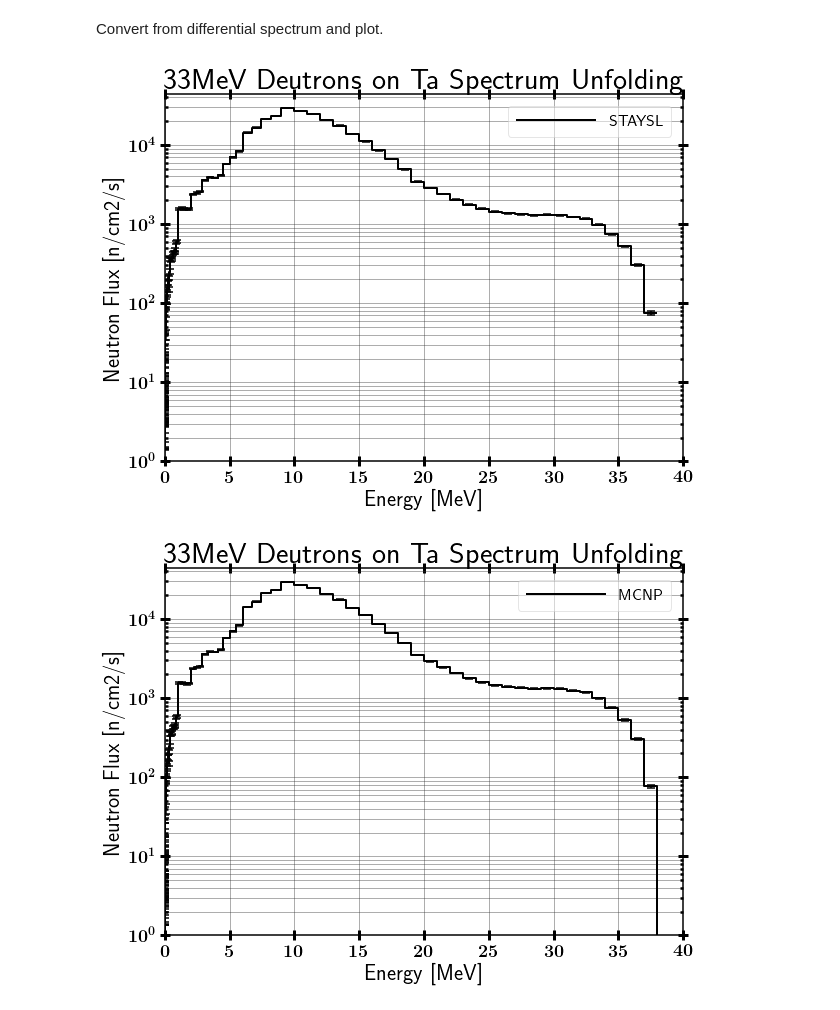
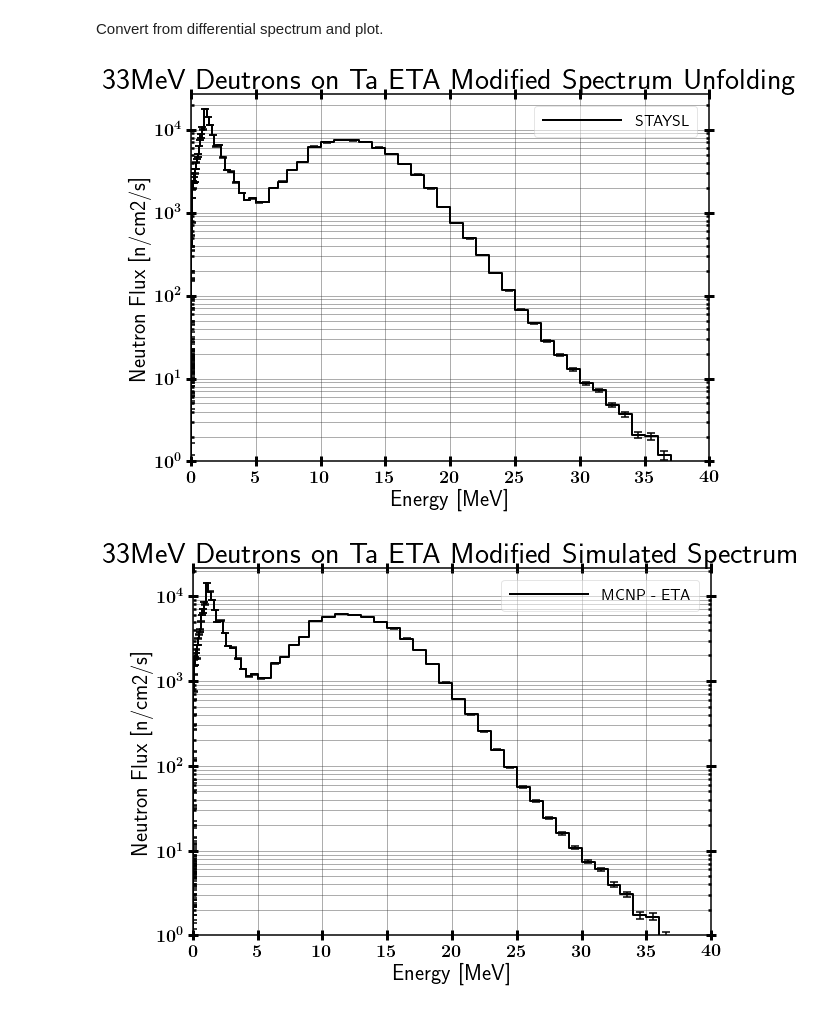
Before and after one commit to 2lambda123/88_Data, a Jupyter notebook: Experiments/Activation/33MeVTa_25Apr/Unfold/ETA/STAYSL_ETA_Input-&-Analysis.ipynb, the cells around one changed output. Saved outputs shown, nothing was run; the diff lists cells and outputs as text; code cells hidden in the pictures.

Commit message:
Updated ETA Unfold
 - Added iterative solutions
 - Updated normalization and BCF calcs
 - Fixed sample thicknesses
 - Updated shield calcs

```diff
--- a/Experiments/Activation/33MeVTa_25Apr/Unfold/ETA/STAYSL_ETA_Input-&-Analysis.ipynb
+++ b/Experiments/Activation/33MeVTa_25Apr/Unfold/ETA/STAYSL_ETA_Input-&-Analysis.ipynb
@@ -66,9 +66,9 @@ from Unfolding.STAYSL import stayslFlux
 simPath = 'C:/Users/James/Dropbox/UCB/Research/ETAs/88Inch/Data/Simulated/Activation/33MeVTa/ETA/Model/33MeVTaETA_Foil.o'
 check_path(simPath)
 
-(tallyFrame,tallyTot, ucertTot) = read_tally(simPath, 214, readGroups=True, splitTally=False)
+(tallyFrame, tallyTot, uncertTot) = read_tally(simPath, 4, readGroups=True, splitTally=False)
 
-stayslFlux(tallyFrame, maxBinAdjust=30, adjFlux=5E-9, adjUncert=1.0)
+stayslFlux(tallyFrame)
 # %% [output]
 The file exists at: C:/Users/James/Dropbox/UCB/Research/ETAs/88Inch/Data/Simulated/Activation/33MeVTa/ETA/Model/33MeVTaETA_Foil.o
 The flux:
@@ -96,7 +96,7 @@ Read the data from the output file using pandas. Convert relative std to absolut
 # %%
 import pandas as pd
 
-path = 'C:/Users/James/Dropbox/UCB/Research/ETAs/88Inch/Data/Experiments/Activation/33MeVTa_25Apr/Unfold/CleanBeam/STAYSL_PNNL/stayslin.out'
+path = 'C:/Users/James/Dropbox/UCB/Research/ETAs/88Inch/Data/Experiments/Activation/33MeVTa_25Apr/Unfold/ETA/STAYSL_PNNL/stayslin.out'
 df = pd.read_table(path, engine='python', sep='\s+', skiprows=99, skipfooter=649, header=None,
                    names=['lowE', 'adjFlux', 'unadjFlux', 'fluxRatio', 'adjStd',
                           'unadjStd', 'uncertRatio', 'integralFlux', 'intFluxUncert'])
@@ -132,7 +132,7 @@ from DataAnalysis.Histograms import Histogram
 import matplotlib
 %matplotlib inline
 
-outpath = 'C:/Users/James/Dropbox/UCB/Research/ETAs/88Inch/Data/Experiments/Activation/33MeVTa_25Apr/Unfold/CleanBeam/'
+outpath = 'C:/Users/James/Dropbox/UCB/Research/ETAs/88Inch/Data/Experiments/Activation/33MeVTa_25Apr/Unfold/ETA/'
 
 adjDiffHisto = Histogram()
 adjDiffHisto.build_histo(df['lowE'].tolist(), df['adjFlux'].tolist(), uncert=df['adjStd'].tolist(),
@@ -153,34 +153,34 @@ Convert from differential spectrum and plot.
 # %%
 from DataAnalysis.DataManipulation import bin_integration
 
 adjHisto = Histogram()
 adjHisto.build_histo(df['lowE'].tolist(),
                      bin_integration(df['lowE'].tolist(), df['adjFlux'].tolist(), 'low'),
                      uncert=bin_integration(df['lowE'].tolist(), df['adjStd'].tolist(), 'low'),
                      edgeLoc='low', name='STAYSL')
 
 adjHisto.plot(xMin=1E-6, xMax=40, yMin=1, logX=False, logY=True, includeMarkers=False,
-              title='33MeV Deutrons on Ta Spectrum Unfolding',
+              title='33MeV Deutrons on Ta ETA Modified Spectrum Unfolding',
               xLabel='Energy [MeV]', yLabel='Neutron Flux [n/cm2/s]',
               savePath=outpath+'33MeVTa_Staysl-Unfold')
 
 mcnpHisto = Histogram()
-normFactor = 4.0600E+9
+normFactor = 3.52E7
 tallyFrame['normTally'] = tallyFrame['tally'] * normFactor
 tallyFrame['normUncertainty'] = tallyFrame['uncertainty'] * tallyFrame['normTally']
 mcnpHisto.build_histo(tallyFrame['bin'].tolist(), tallyFrame['normTally'].tolist(),
-                       uncert=tallyFrame['normUncertainty'].tolist(), edgeLoc='up', name='MCNP')
+                       uncert=tallyFrame['normUncertainty'].tolist(), edgeLoc='up', name='MCNP - ETA')
 mcnpHisto.plot(xMin=1E-6, xMax=40, yMin=1, logX=False, logY=True, includeMarkers=False,
-              title='33MeV Deutrons on Ta Spectrum Unfolding',
-              xLabel='Energy [MeV]', yLabel='Neutron Flux [n/cm2/s]',
-              savePath=outpath+'33MeVTa_MCNP')
+               title='33MeV Deutrons on Ta ETA Modified Simulated Spectrum',
+               xLabel='Energy [MeV]', yLabel='Neutron Flux [n/cm2/s]',
+               savePath=outpath+'33MeVTa_MCNP')
 
 ratioHisto = Histogram()
 ratioHisto.build_histo(df['lowE'].tolist(), df['fluxRatio'].tolist(), edgeLoc='low')
 ratioHisto.plot(xMin=1E-6, xMax=40, logX=False, logY=False, includeMarkers=False,
               title='Ratio between STAYSL and MCNP',
               xLabel='Energy [MeV]', yLabel='Ratio',
               savePath=outpath+'33MeVTa_Staysl-MCNP-Ratio')
 # %% [output]
-[figure, old version]
+[figure, new version]
-[figure, old version]
+[figure, new version]
```
Also changed, not shown: parts of 34 cells of this notebook, 47 other files.
